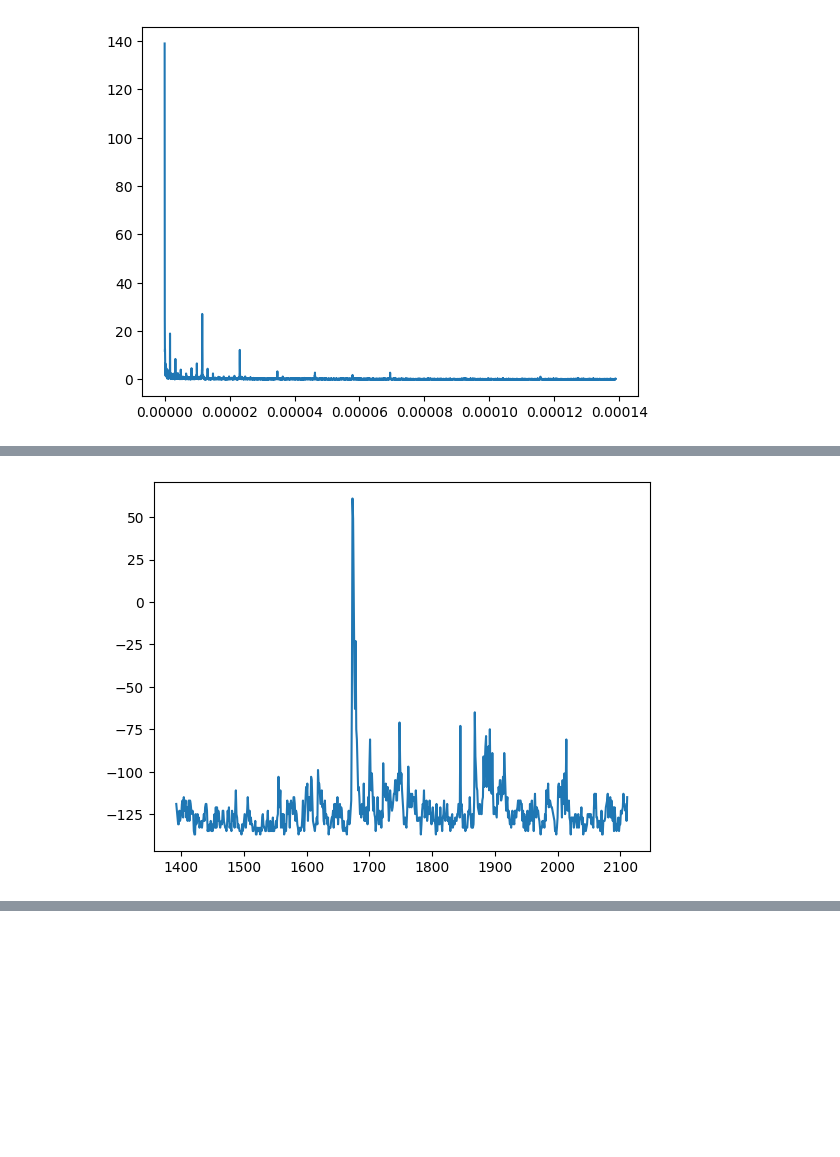
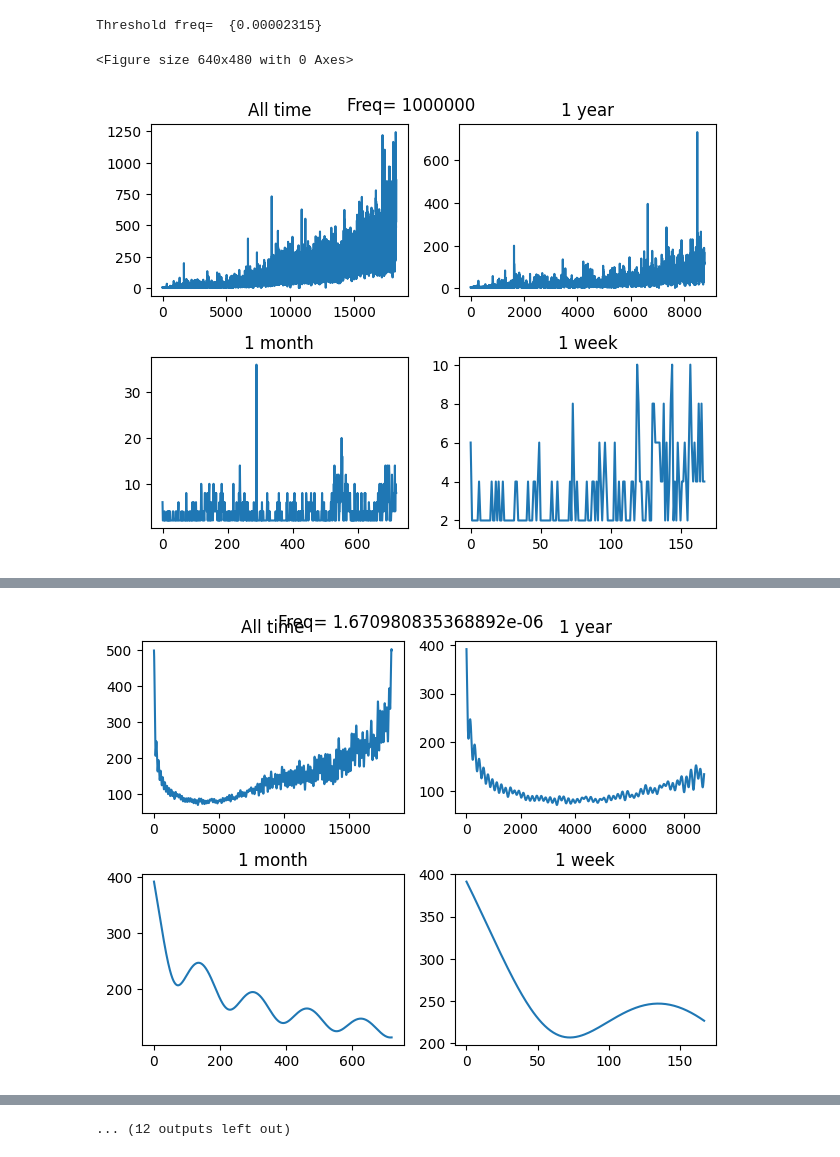
Before and after one commit to lowLevelGod/Procesarea-Semnalelor, a Jupyter notebook: Lab5/lab5.ipynb, the cells around one changed output, grey strips where cells are left out. Saved outputs shown, nothing was run; the diff lists cells and outputs as text; code cells hidden in the pictures; blank space fills up the shorter version.

```diff
--- a/Lab5/lab5.ipynb
+++ b/Lab5/lab5.ipynb
@@ -30,7 +30,8 @@ f = fs * np.linspace(0, N / 2, N //2) / N
 
 import matplotlib.pyplot as plt
 plt.plot(f, X)
-plt.show()
+plt.savefig("ex_d.pdf")
+plt.clf()
 
 # e)
 # Prezinta o componenta continua deoarece magnitudinea
@@ -66,19 +67,73 @@ for m in max_components:
 # punctul 48 reprezinta o zi de luni, ora 00:00 in csv
 start = 48 + 7 * 24 * 8
 plt.plot(range(start, start + 30 * 24), x[start : start + 30 * 24])
-plt.show()
+plt.savefig("ex_g.pdf")
+plt.clf()
 
 # h)
-
+# Am putea sa urmarim semnalul
+# pentru o saptamana, o luna, un an
+# si sa cautam valori ce ies in evidenta
+# care pot semala prezenta unui eveniment
+# special, precum o sarbatoare si asa am
+# putea aproxima data de inceput relativ
+# la acest eveniment
+# (evenimentul ar trebui sa fie periodic ca sa putem
+# aproxima corect)
+# in acest fel putem gasi ziua si luna,
+# dar probabil nu si anul
 
 # i)
 
-def filterComponents(X, indices):
-    for i in indices:
-        X[i] = 0
-        if i:
-            X[-i] = 0
+def filterComponents(x, freq):
+    f = fs * np.linspace(0, N, N) / N
+    X = np.fft.fft(x)
+    X[f > freq] = 0
     return np.abs(np.fft.ifft(X))
+
+def plotFilteredSignal(c):
+    x = np.genfromtxt('Train.csv', delimiter=',')[1:][: , 2]
+    initialSignal = np.genfromtxt('Train.csv', delimiter=',')[1:][: , 2]
+
+    x = filterComponents(x, c)
+
+    start = 48
+
+    fig, ax = plt.subplots(nrows=2, ncols=2)
+    ax[0][0].plot(x)
+    ax[0][0].title.set_text('All time')
+
+    ax[0][1].plot(x[start : start + 365 * 24])
+    ax[0][1].title.set_text('1 year')
+
+    ax[1][0].plot(x[start : start + 30 * 24])
+    ax[1][0].title.set_text('1 month')
+
+    ax[1][1].plot(x[start : start + 7 * 24])
+    ax[1][1].title.set_text('1 week')
+
+    fig.tight_layout()
+    fig.suptitle("Freq= {c}".format(c=c))
+    fig.show()
+
+    return np.dot(x.T - np.mean(x.T), initialSignal - np.mean(initialSignal)) / (np.linalg.norm(x) * np.linalg.norm(initialSignal))
+
+
+corr_arr = []
+plotFilteredSignal(1000000)
+max_components = f[np.argpartition(X, -20)[-20:]]
+for c in max_components:
+    corr = plotFilteredSignal(c)
+    corr_arr.append(corr)
+
+corr_arr = np.array(corr_arr)
+print("Threshold freq= ", "{%.8f}" % max_components[np.argmax(corr_arr)])
+# 0.00002315 ~ 1 / (3600 * 12) ~ 1 la 12 ore
+# am ales sa tai toate frecventele mai mari decat aceasta,
+# intrucat corelatia cu semnalul initial este maxima pentru
+# acest filtru, frecventele mai mari decat pragul ales
+# probabil fiind zgomot (frecventele au fost alese din cele mai
+# semnificative 20 date de Fourier)
 # %% [output]
 18287.0
 0.0001388888888888889
@@ -85 +148,3 @@ def filterComponents(X, indices):
+Threshold freq=  {0.00002315}
+<Figure size 640x480 with 0 Axes>
-[figure, old version]
+[figure, new version]
@@ -94 +151 @@ Frequency=  {0.00000002}
-[figure, old version]
+[figure, new version]
@@ -94,0 +159 @@ Frequency=  {0.00000002}
+... (12 outputs left out)
```
Also changed, not shown: parts of 1 cell of this notebook, 2 other files.
